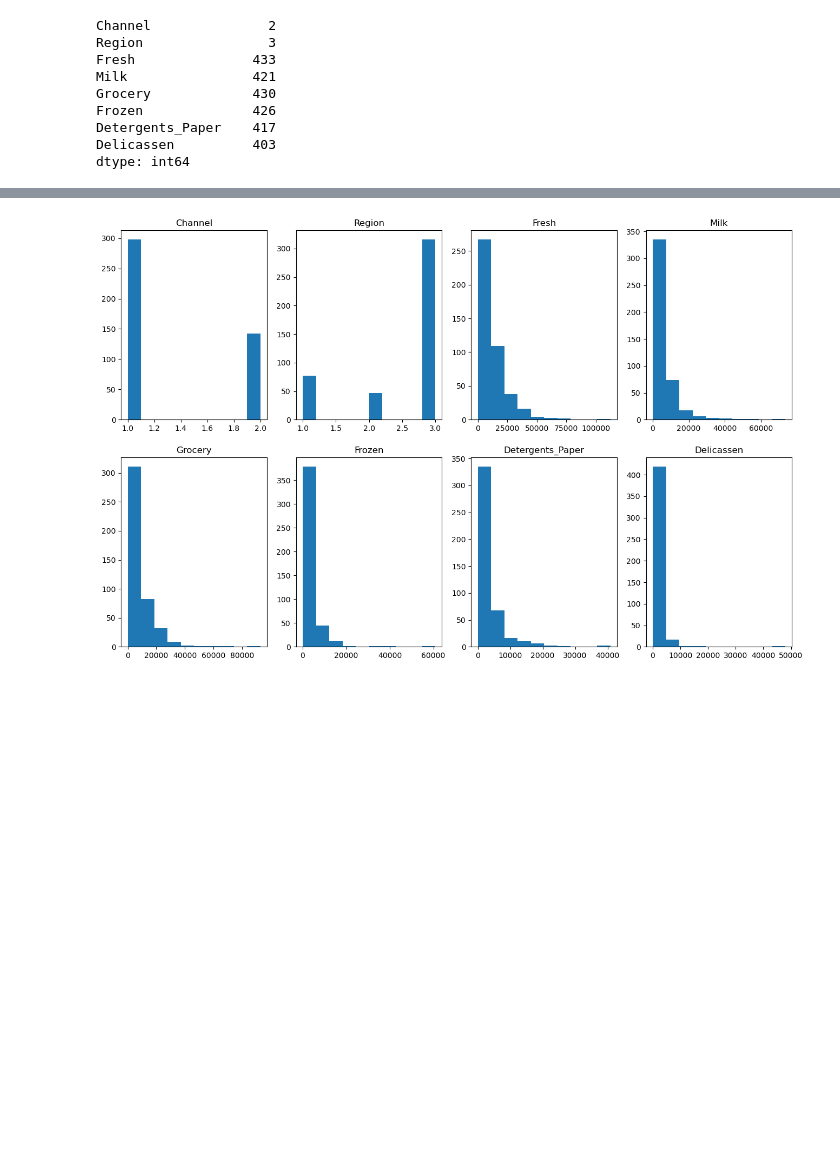
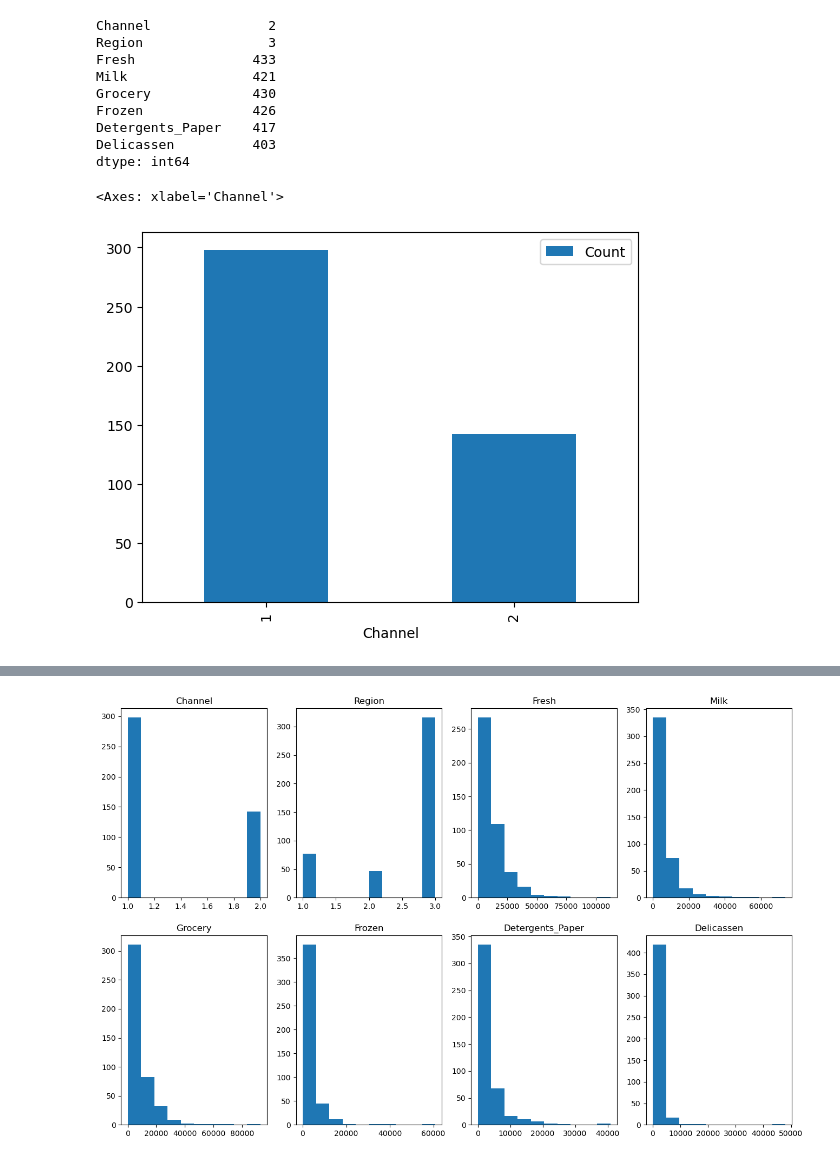
Before and after one commit to SBangarh/ml-project-unsupervised-learning, a Jupyter notebook: Unsupervised Learning - Project.ipynb, the cells around one changed output, grey strips where cells are left out. Drawn from its saved outputs; the diff is of its cells as text; code cells hidden in the pictures; blank space fills up the shorter version.

```diff
--- a/Unsupervised Learning - Project.ipynb
+++ b/Unsupervised Learning - Project.ipynb
@@ -188,3 +186,11 @@ Frozen              426
 Detergents_Paper    417
 Delicassen          403
 dtype: int64
+# %%
+#count of channel
+channels = pd.DataFrame(copy_data['Channel'].value_counts())
+channels = channels.reset_index().rename(columns={'index': 'Channel', 'Channel': 'Count'})
+channels.plot.bar('Channel', 'Count')
+# %% [output]
+<Axes: xlabel='Channel'>
+[figure, added]
```
Also changed, not shown: parts of 10 cells of this notebook.
